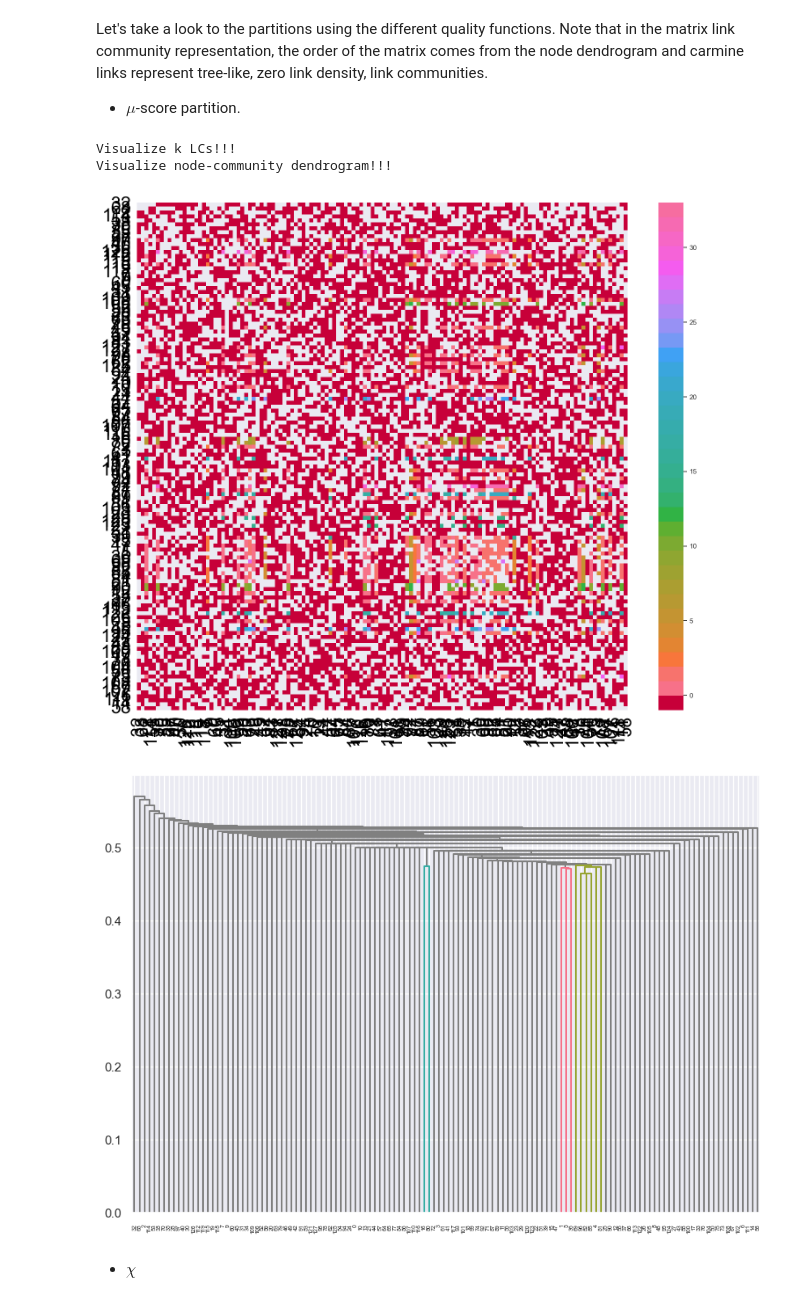
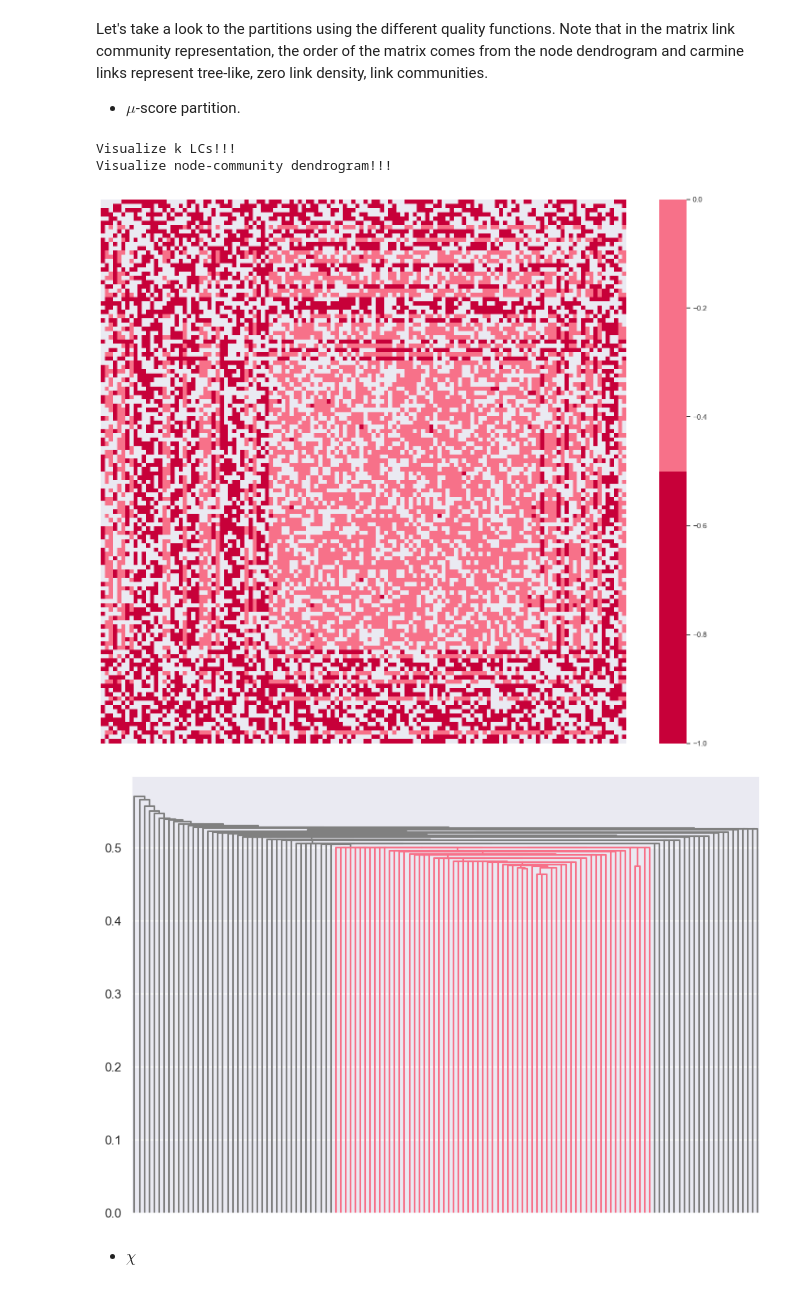
Before and after one commit to mrtnzrm2/LinkNodeCommunity, a Jupyter notebook: ER_example.ipynb, the cells around one changed output. Drawn from its saved outputs; the diff is of its cells as text; code cells hidden in the pictures.

```diff
--- a/ER_example.ipynb
+++ b/ER_example.ipynb
@@ -75,14 +73,15 @@ for i in np.arange(N):
   labels_dict[i] = labels[i]
 # Create TOY ---
 NET = TOY(A, linkage, **properties)
+NET.set_alpha([6, 15, 30])
 NET.set_labels(labels)
 # %% [markdown]
 **Finally**, run the Hierarchy class which runs the link communinty analysis.
 PD: if you see RuntimeWarnigs, they come from the similarities computed using the JACp feature. The warning is not important.
 # %%
 H = Hierarchy(
-  NET, A, np.zeros(A.shape),
-  N, linkage, mode, prob=prob
+  NET, A, A, np.zeros(A.shape),
+  N, linkage, mode
 )
 ## Compute quality functions ----
 H.BH_features_cpp()
@@ -125,19 +134,18 @@ Let's take a look to the partitions using the different quality functions. Note
 # %%
 score = "_maxmu"
 k, r = get_best_kr_equivalence(score, H)
 rlabels = get_labels_from_Z(H.Z, r)
 plot_h.lcmap_dendro(
-  [k], cmap_name="husl",
-  font_size=30, score="_"+score, remove_labels=True
+  [k], cmap_name="husl", remove_labels=True
 )
 plot_h.core_dendrogram(
   [r], cmap_name="husl", remove_labels=True
 )
 # %% [output]
 Visualize k LCs!!!
 Visualize node-community dendrogram!!!
-[figure, old version]
+[figure, new version]
-[figure, old version]
+[figure, new version]
 # %% [markdown]
 - $\chi$
 # %%
```
Also changed, not shown: parts of 7 cells of this notebook, 10 other files.
